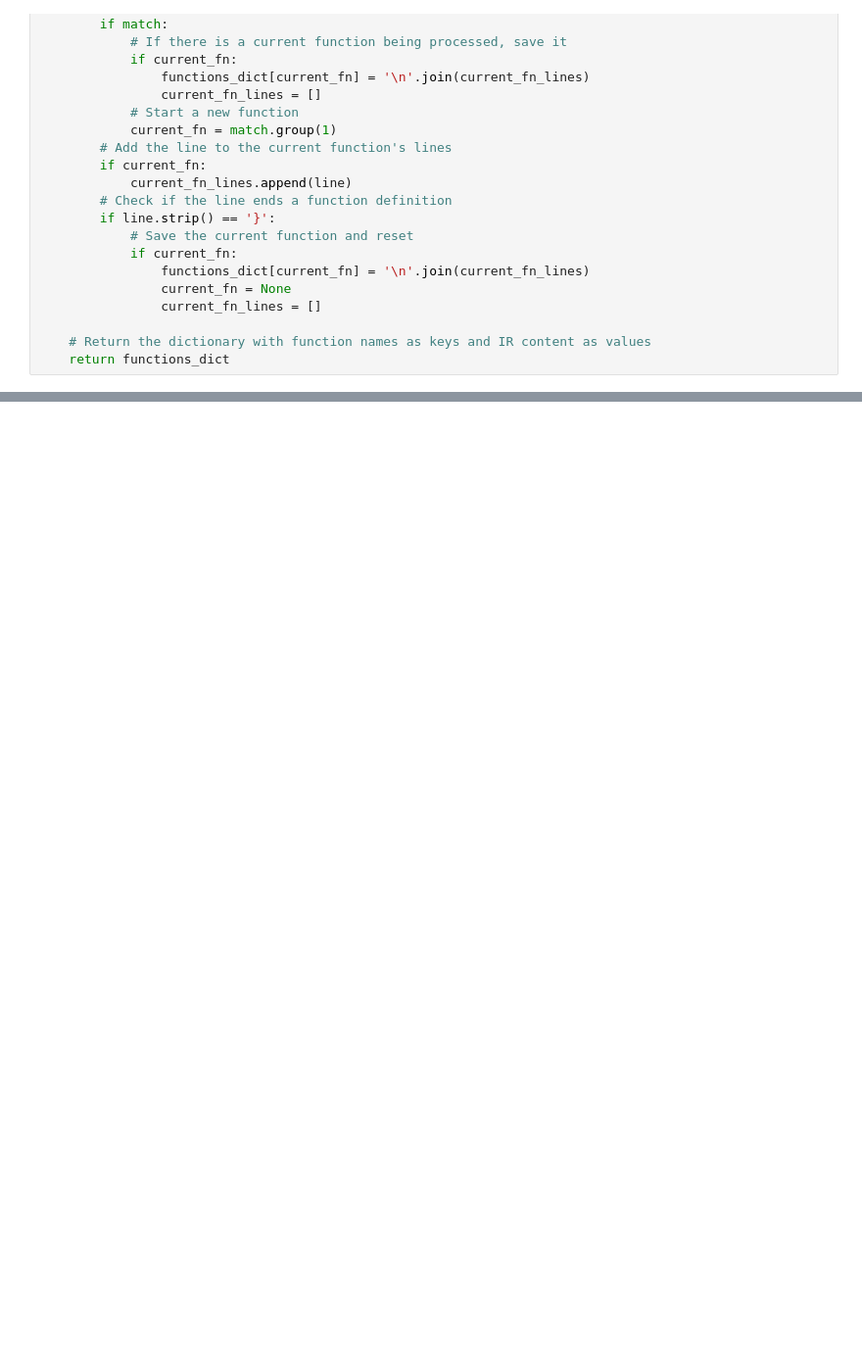
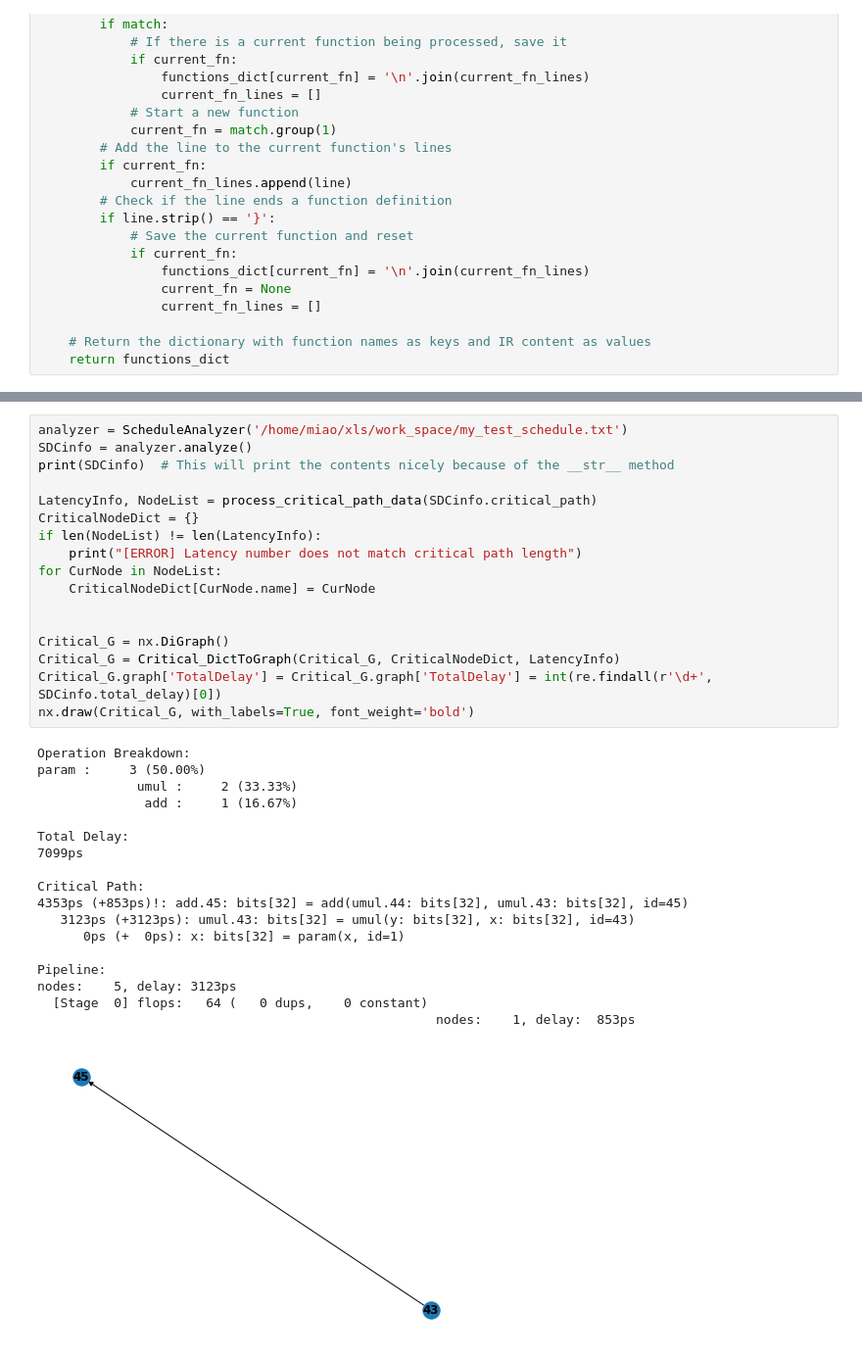
Before and after one commit to ZTTTX/XLSRL, a Jupyter notebook: third_party/graph_extraction/IR2Py2IR_test.ipynb, the cells around one changed output, grey strips where cells are left out. Shown at 98% size. Saved outputs shown, nothing was run; the diff lists cells and outputs as text; blank space fills up the shorter version.

```diff
--- a/third_party/graph_extraction/IR2Py2IR_test.ipynb
+++ b/third_party/graph_extraction/IR2Py2IR_test.ipynb
@@ -558,0 +804,36 @@ fn Unsigned_MulAssociativity(x2: bits[32], y2: bits[32], z2: bits[32]) -> bits[3
+# %%
+analyzer = ScheduleAnalyzer('/home/miao/xls/work_space/my_test_schedule.txt')
+SDCinfo = analyzer.analyze()
+print(SDCinfo)  # This will print the contents nicely because of the __str__ method
+
+LatencyInfo, NodeList = process_critical_path_data(SDCinfo.critical_path)
+CriticalNodeDict = {}
+if len(NodeList) != len(LatencyInfo):
+    print("[ERROR] Latency number does not match critical path length")
+for CurNode in NodeList:
+    CriticalNodeDict[CurNode.name] = CurNode
+
+
+Critical_G = nx.DiGraph()
+Critical_G = Critical_DictToGraph(Critical_G, CriticalNodeDict, LatencyInfo)
+Critical_G.graph['TotalDelay'] = Critical_G.graph['TotalDelay'] = int(re.findall(r'\d+', SDCinfo.total_delay)[0])
+nx.draw(Critical_G, with_labels=True, font_weight='bold')
+# %% [output]
+Operation Breakdown:
+param :     3 (50.00%)
+             umul :     2 (33.33%)
+              add :     1 (16.67%)
+
+Total Delay:
+7099ps
+
+Critical Path:
+4353ps (+853ps)!: add.45: bits[32] = add(umul.44: bits[32], umul.43: bits[32], id=45)
+   3123ps (+3123ps): umul.43: bits[32] = umul(y: bits[32], x: bits[32], id=43)
+      0ps (+  0ps): x: bits[32] = param(x, id=1)
+
+Pipeline:
+nodes:    5, delay: 3123ps
+  [Stage  0] flops:   64 (   0 dups,    0 constant)
+                                                    nodes:    1, delay:  853ps
+[figure, added]
```
Also changed, not shown: parts of 4 cells of this notebook, 10 other files.
